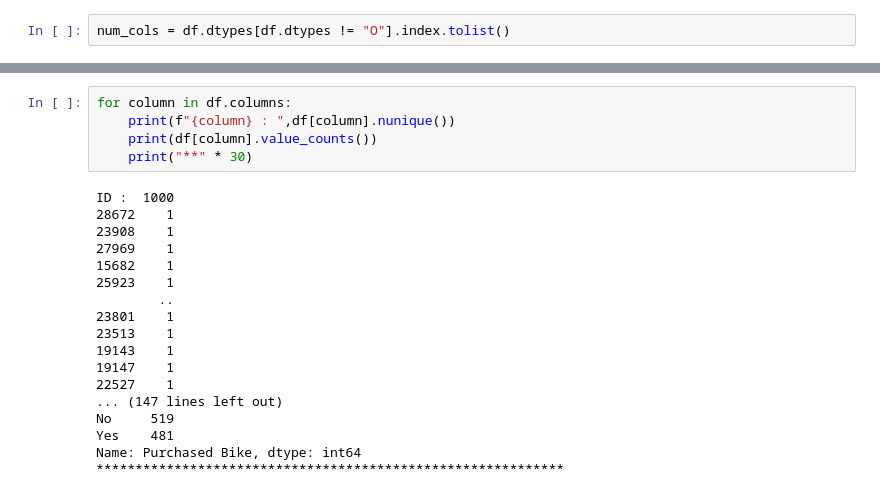
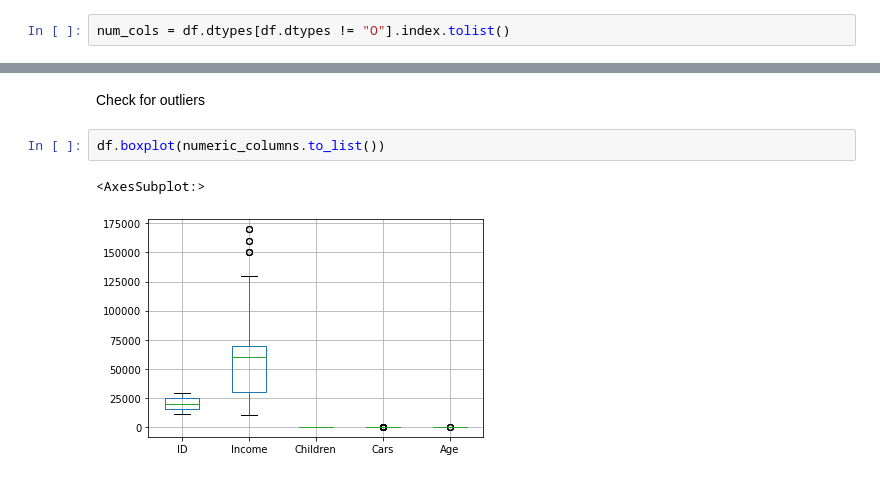
Before and after one commit to gayaneyazeryan/data_viz_homework, a Jupyter notebook: homework_1.ipynb, the cells around one changed output, grey strips where cells are left out. Saved outputs shown, nothing was run; the diff lists cells and outputs as text.

```diff
--- a/homework_1.ipynb
+++ b/homework_1.ipynb
@@ -158,23 +153,7 @@ plt.show()
-# %%
-for column in df.columns:
-    print(f"{column} : ",df[column].nunique())
-    print(df[column].value_counts())
-    print("**" * 30)
-# %% [output]
-ID :  1000
-28672    1
-23908    1
-27969    1
-15682    1
-25923    1
-        ..
-23801    1
-23513    1
-19143    1
-19147    1
-22527    1
-... (147 lines left out)
-No     519
-Yes    481
-Name: Purchased Bike, dtype: int64
-************************************************************
+# %% [markdown]
+ Check for outliers
+# %%
+df.boxplot(numeric_columns.to_list())
+# %% [output]
+<AxesSubplot:>
+[figure, added]
```
Also changed, not shown: parts of 7 cells of this notebook.
